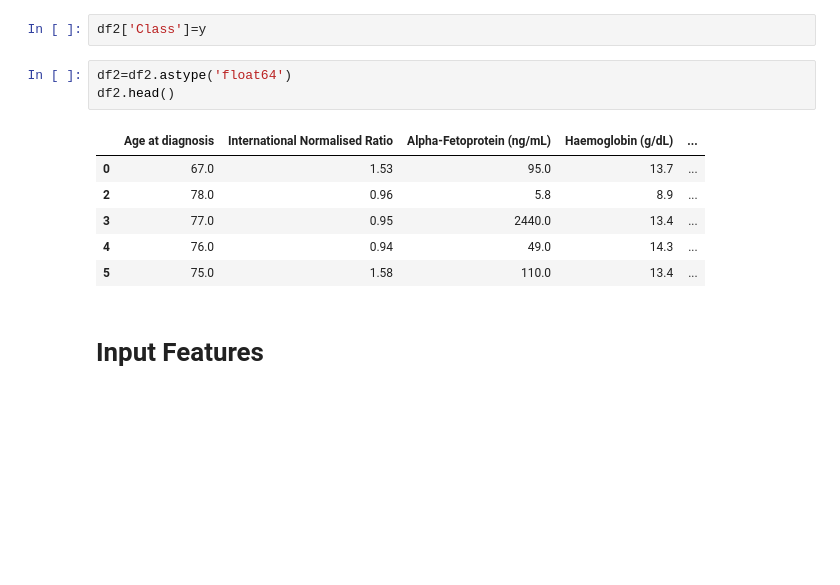
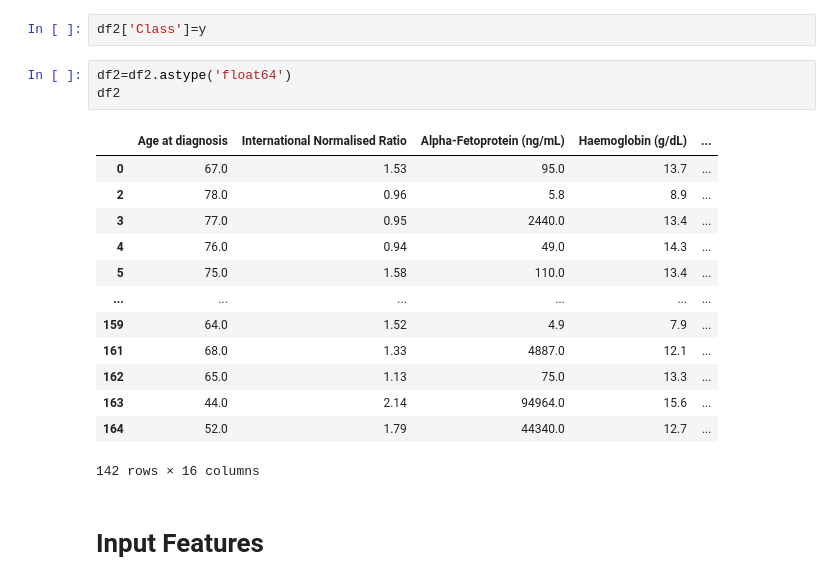
Before and after one commit to DASHANANT/ML_Algorithms, a Jupyter notebook: PCA/PCA.ipynb, the cells around one changed output. Drawn from its saved outputs; the diff is of its cells as text; blank space fills up the shorter version.

```diff
--- a/PCA/PCA.ipynb
+++ b/PCA/PCA.ipynb
@@ -154,14 +166,21 @@ dtype: int64
 df2['Class']=y
 # %%
 df2=df2.astype('float64')
-df2.head()
+df2
 # %% [output]
 |  | Age at diagnosis | International Normalised Ratio | Alpha-Fetoprotein (ng/mL) | Haemoglobin (g/dL) | ... |
 | 0 | 67.0 | 1.53 | 95.0 | 13.7 | ... |
 | 2 | 78.0 | 0.96 | 5.8 | 8.9 | ... |
 | 3 | 77.0 | 0.95 | 2440.0 | 13.4 | ... |
 | 4 | 76.0 | 0.94 | 49.0 | 14.3 | ... |
 | 5 | 75.0 | 1.58 | 110.0 | 13.4 | ... |
+| ... | ... | ... | ... | ... | ... |
+| 159 | 64.0 | 1.52 | 4.9 | 7.9 | ... |
+| 161 | 68.0 | 1.33 | 4887.0 | 12.1 | ... |
+| 162 | 65.0 | 1.13 | 75.0 | 13.3 | ... |
+| 163 | 44.0 | 2.14 | 94964.0 | 15.6 | ... |
+| 164 | 52.0 | 1.79 | 44340.0 | 12.7 | ... |
+142 rows × 16 columns
 # %% [markdown]
 # Input Features
 # %%
```
Also changed, not shown: parts of 26 cells of this notebook.
